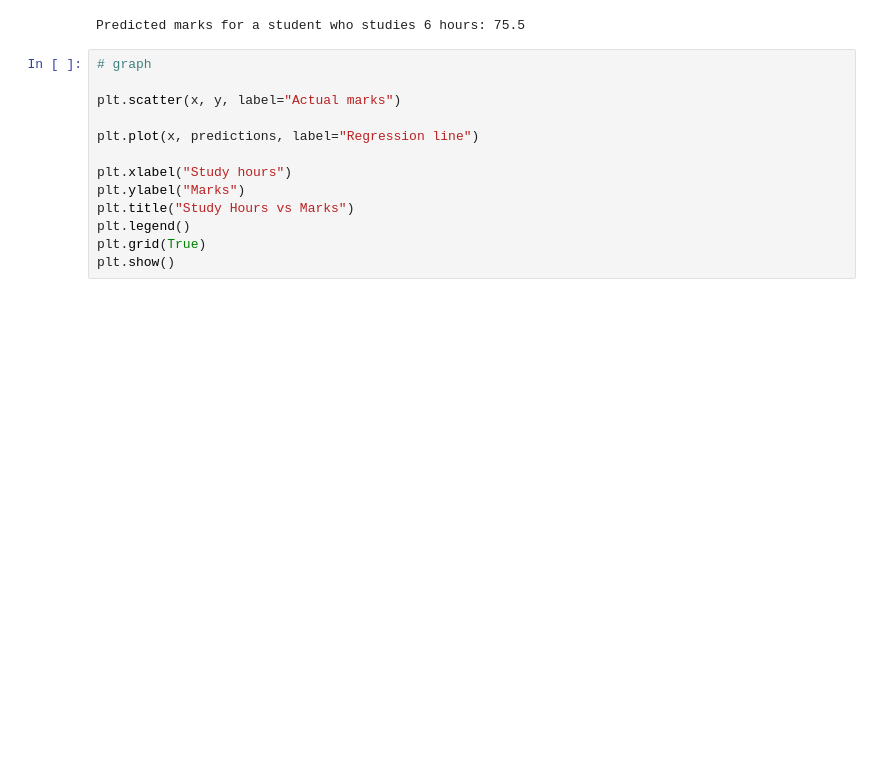
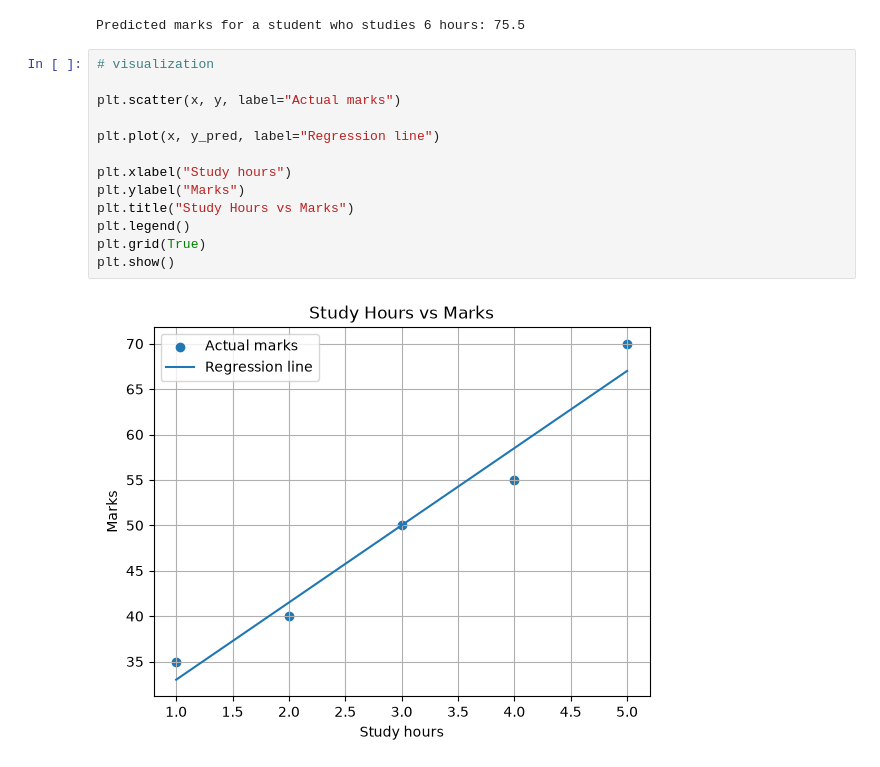
Before and after one commit to dumbgesh/ur_mine, a Jupyter notebook: 04-linear-regression/01_manual_calculation.ipynb, the cells around one changed output. Saved outputs shown, nothing was run; the diff lists cells and outputs as text; blank space fills up the shorter version.

```diff
--- a/04-linear-regression/01_manual_calculation.ipynb
+++ b/04-linear-regression/01_manual_calculation.ipynb
@@ -82,15 +82,17 @@ print(f"Predicted marks for a student who studies {study_hours} hours: {predicte
 # %% [output]
 Predicted marks for a student who studies 6 hours: 75.5
 # %%
-# graph
+# visualization
 
 plt.scatter(x, y, label="Actual marks")
 
-plt.plot(x, predictions, label="Regression line")
+plt.plot(x, y_pred, label="Regression line")
 
 plt.xlabel("Study hours")
 plt.ylabel("Marks")
 plt.title("Study Hours vs Marks")
 plt.legend()
 plt.grid(True)
 plt.show()
+# %% [output]
+[figure, added]
```
Also changed, not shown: parts of 1 cell of this notebook.
